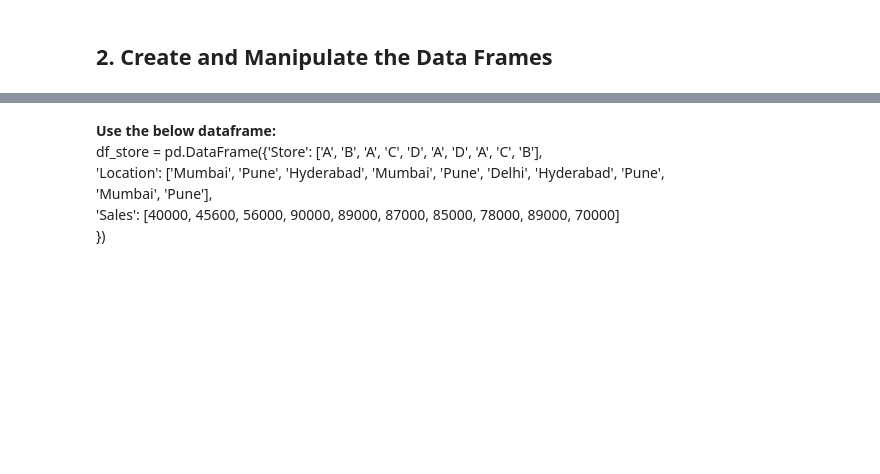
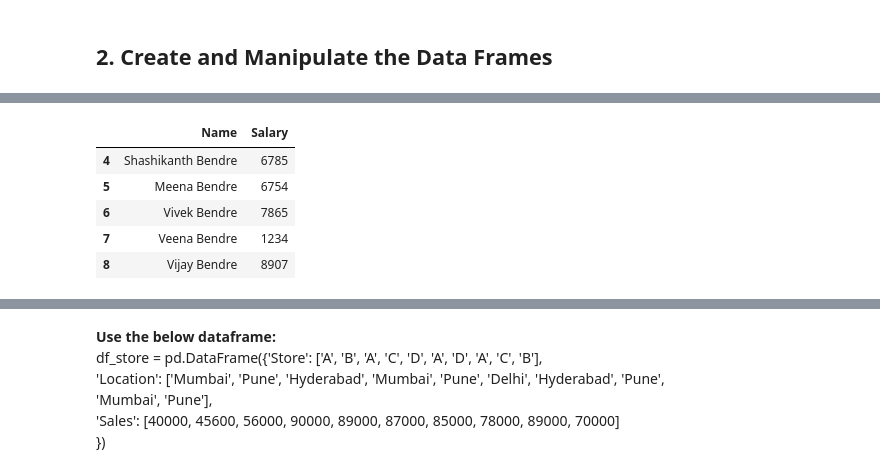
Before and after one commit to vidyadharbendre/learn_advanced_python_using_examples, a Jupyter notebook: notebooks/Advanced/advanced_python_programming_2.ipynb, the cells around one changed output, grey strips where cells are left out. Saved outputs shown, nothing was run; the diff lists cells and outputs as text; code cells hidden in the pictures; blank space fills up the shorter version.

```diff
--- a/notebooks/Advanced/advanced_python_programming_2.ipynb
+++ b/notebooks/Advanced/advanced_python_programming_2.ipynb
@@ -137 +167,10 @@ df = pd.DataFrame({'Name': ['Emma Larter', 'Mia Junior', 'Sophia Depp', 'James S
+# %%
+df.tail()
+# %% [output]
+|  | Name | Salary |
+| 4 | Shashikanth Bendre | 6785 |
+| 5 | Meena Bendre | 6754 |
+| 6 | Vivek Bendre | 7865 |
+| 7 | Veena Bendre | 1234 |
+| 8 | Vijay Bendre | 8907 |
 # %%
```
Also changed, not shown: parts of 18 cells of this notebook, 1 other file.
